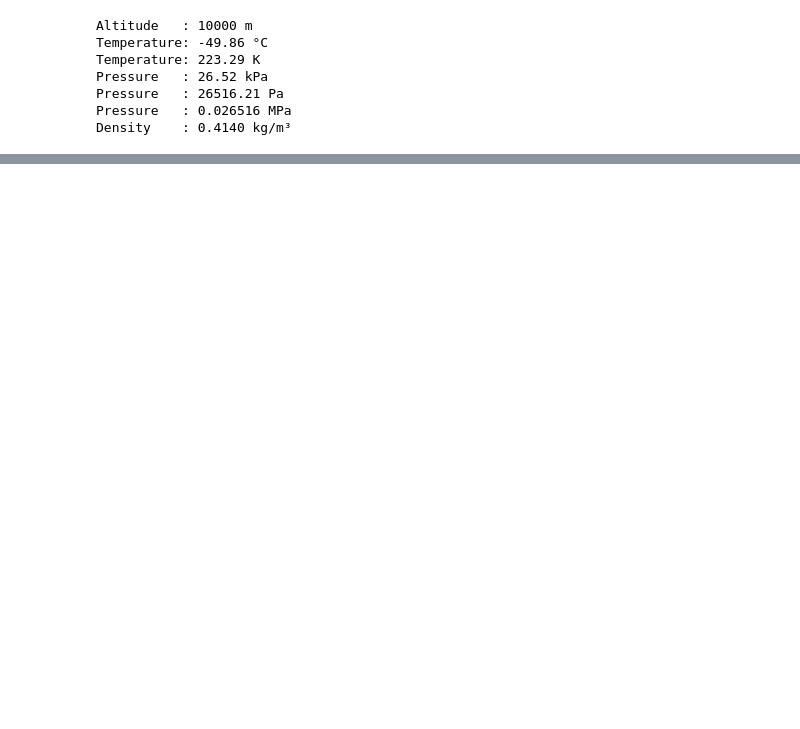
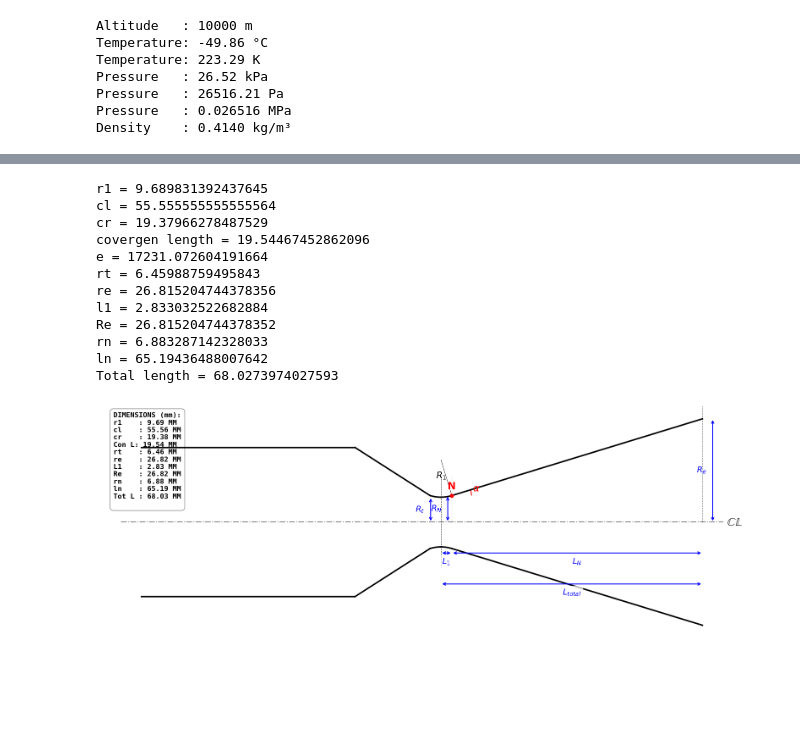
Before and after one commit to saravanan-x/Nozzle_design_calculations, a Jupyter notebook: nozzel.ipynb, the cells around one changed output, grey strips where cells are left out. Saved outputs shown, nothing was run; the diff lists cells and outputs as text; code cells hidden in the pictures; blank space fills up the shorter version.

```diff
--- a/nozzel.ipynb
+++ b/nozzel.ipynb
@@ -309,7 +342,9 @@ rt = dt / 2
 re = de / 2
 e = ae / at
 
-theta = np.radians(15)
+throat_angle = 17
+
+theta = np.radians(throat_angle)
 
 r1 = 1.5 * rt
 Re = np.sqrt(e) * rt
@@ -319,7 +354,7 @@ rn = rt + r1 * (1 - np.cos(theta))
 l1 = r1 * np.sin(theta)
 
 
-# THE FIX: CONVERTING MILLIMETERS TO METERS FOR PLOTTING
+# CONVERTING MILLIMETERS TO METERS FOR PLOTTING
 cl = lc_mm / 1000              # Chamber length converted to meters
 cr = (cd_mm / 2) / 1000        # Chamber radius converted to meters
 con_l = (conv_mm / 1000) - l1  # Convergent length converted to meters
@@ -330,7 +365,7 @@ ln = (rt * (np.sqrt(e) - 1) + r1 * (np.cos(theta) - 1)) / np.tan(theta)
 # total length
 l = l1 + ln
 
-
+print("r1 =", r1 * 1000)
 print("cl =", cl * 1000)
 print("cr =", cr * 1000)
 print("covergen length =", con_l * 1000)
@@ -342,6 +377,7 @@ print("Re =", Re * 1000)
 print("rn =", rn * 1000)
 print("ln =", ln * 1000)
 print("Total length =", l * 1000)
+
 
 # --- PLOTTING CODE ---
 fig, ax = plt.subplots(figsize=(16, 10))
@@ -401,30 +437,45 @@ draw_dim(0, -pad*3.0, l, -pad*3.0, r'$L_{total}$', off=pad*0.2)
 
 ax.plot(l1, rn, 'ro', markersize=6)
 ax.text(l1, rn + pad*0.3, 'N', color='red', fontsize=16, fontweight='bold', ha='center')
 
 
 # DATA SUMMARY TABLE ON THE DIAGRAM
 stats_text = (
     f"DIMENSIONS (mm):\n"
+    f"r1    : {r1*1000:.2f} MM\n"
     f"cl    : {cl*1000:.2f} MM\n"
     f"cr    : {cr*1000:.2f} MM\n"
     f"Con L: {con_l*1000:.2f} MM\n"
     f"rt    : {rt*1000:.2f} MM\n"
     f"re    : {re*1000:.2f} MM\n"
     f"L1    : {l1*1000:.2f} MM\n"
     f"Re    : {Re*1000:.2f} MM\n"
     f"rn    : {rn*1000:.2f} MM\n"
     f"ln    : {ln*1000:.2f} MM\n"
     f"Tot L : {l*1000:.2f} MM\n"
 )
 
 # Place the text box in the upper left corner
 ax.text(0.02, 0.98, stats_text, transform=ax.transAxes, fontsize=12,
         verticalalignment='top', family='monospace', fontweight='bold',
         bbox=dict(boxstyle='round,pad=0.5', facecolor='none', edgecolor='black', alpha=0.5))
 
 ax.set_xlim(x_chamber_start - pad*2, l + pad*3)
 ax.set_ylim(-(Re + pad*4), max(cr, rt + r1) + pad*2)
 
 plt.tight_layout()
 plt.show()
+# %% [output]
+r1 = 9.689831392437645
+cl = 55.555555555555564
+cr = 19.37966278487529
+covergen length = 19.54467452862096
+e = 17231.072604191664
+rt = 6.45988759495843
+re = 26.815204744378356
+l1 = 2.833032522682884
+Re = 26.815204744378352
+rn = 6.883287142328033
+ln = 65.19436488007642
+Total length = 68.0273974027593
+[figure, added]
```
Also changed, not shown: parts of 6 cells of this notebook, 2 other files.
